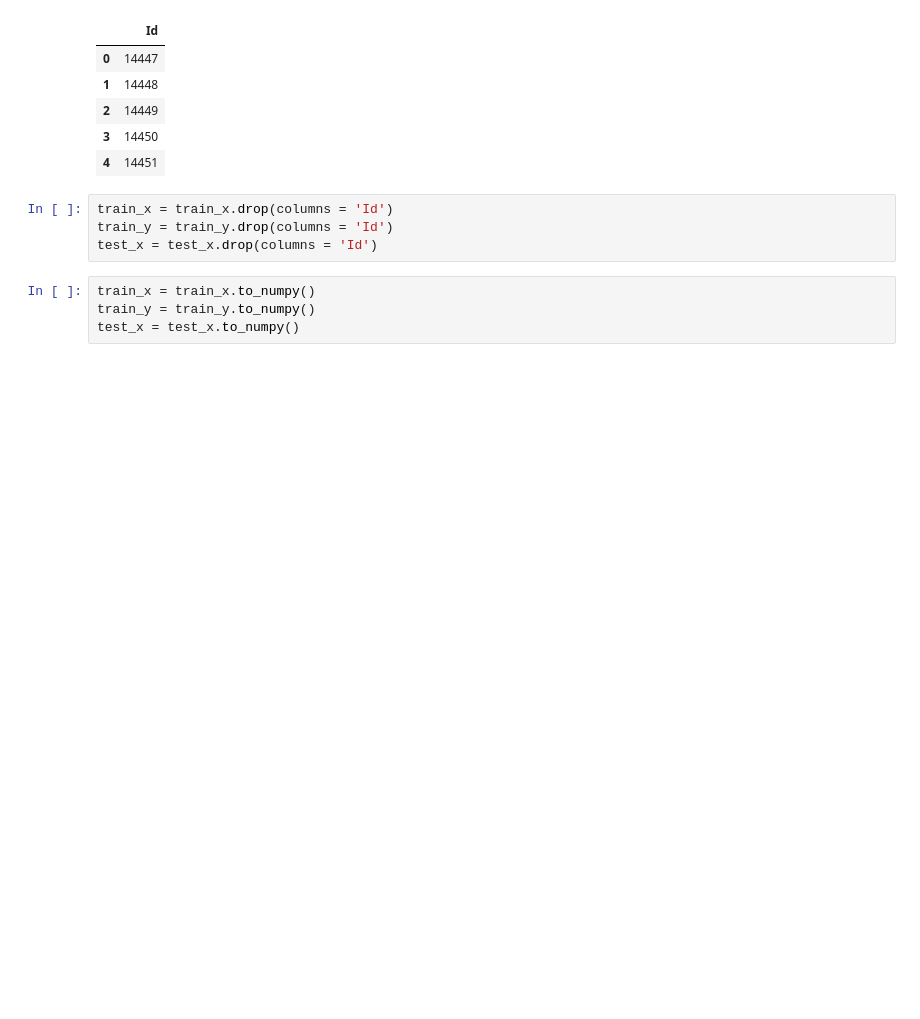
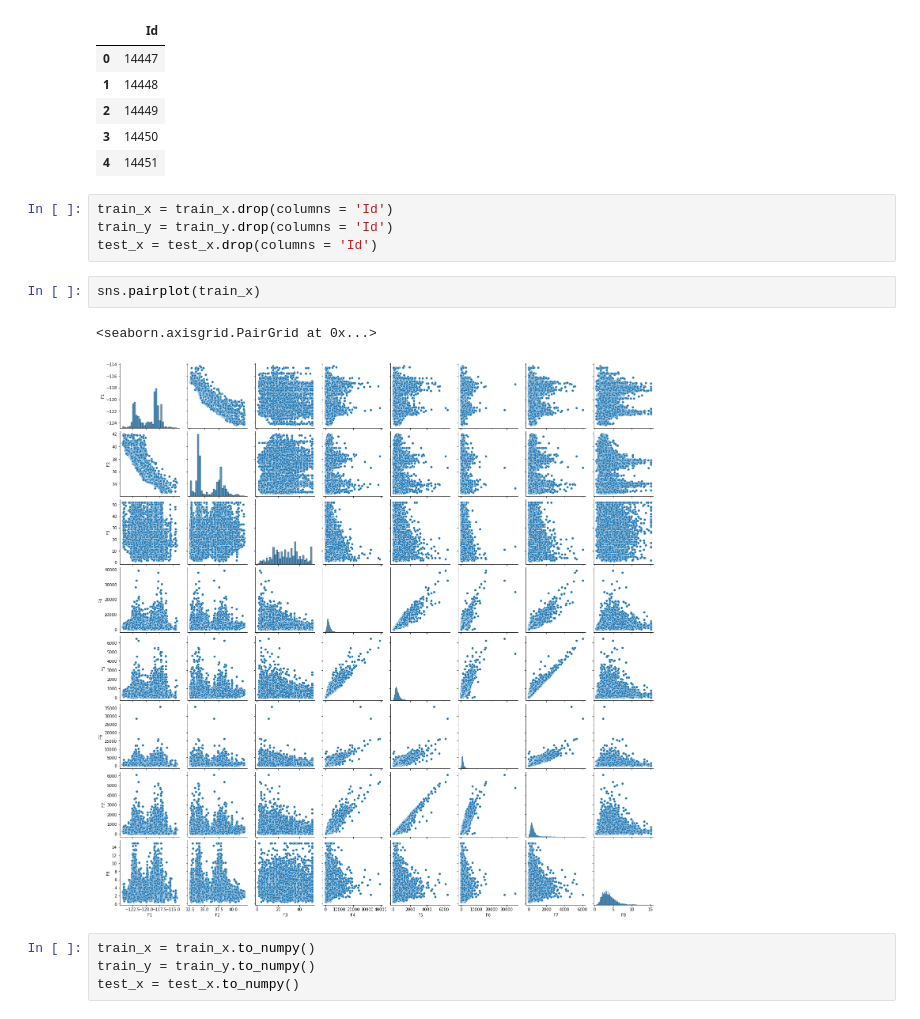
Before and after one commit to m-bowen/DSP-461-assignments, a Jupyter notebook: bowen_ha_03.ipynb, the cells around one changed output. Cells and saved outputs as stored; diff of their text form; blank space fills up the shorter version.

```diff
--- a/bowen_ha_03.ipynb
+++ b/bowen_ha_03.ipynb
@@ -81,6 +136,11 @@ output_df.head()
 train_x = train_x.drop(columns = 'Id')
 train_y = train_y.drop(columns = 'Id')
 test_x = test_x.drop(columns = 'Id')
+# %%
+sns.pairplot(train_x)
+# %% [output]
+<seaborn.axisgrid.PairGrid at 0x...>
+[figure, added]
 # %%
 train_x = train_x.to_numpy()
 train_y = train_y.to_numpy()
```
Also changed, not shown: parts of 26 cells of this notebook.
